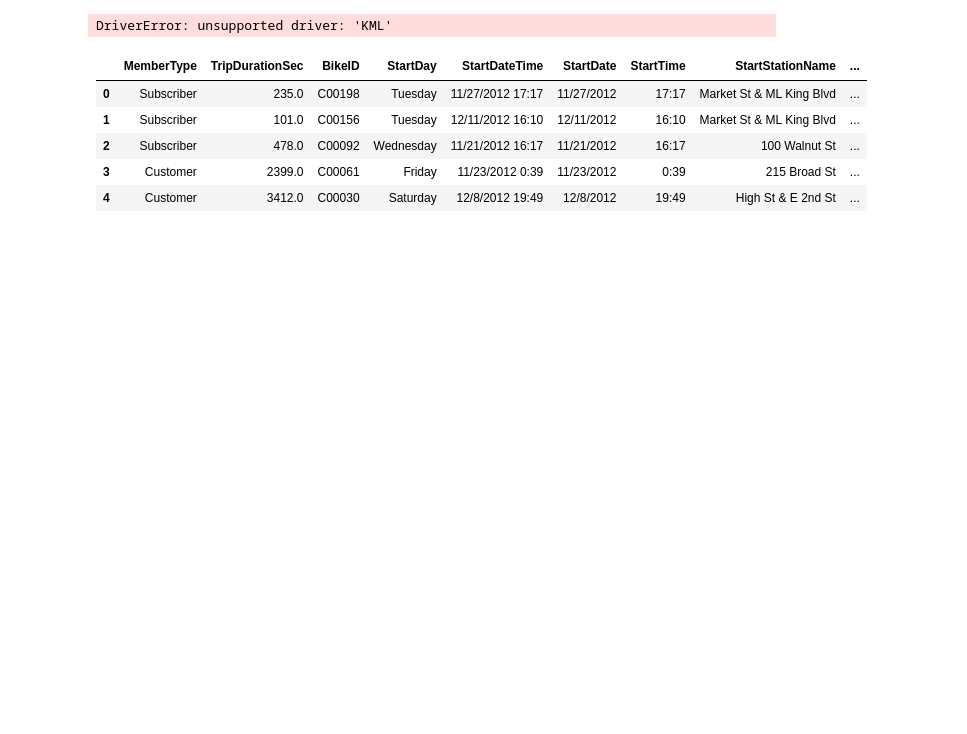
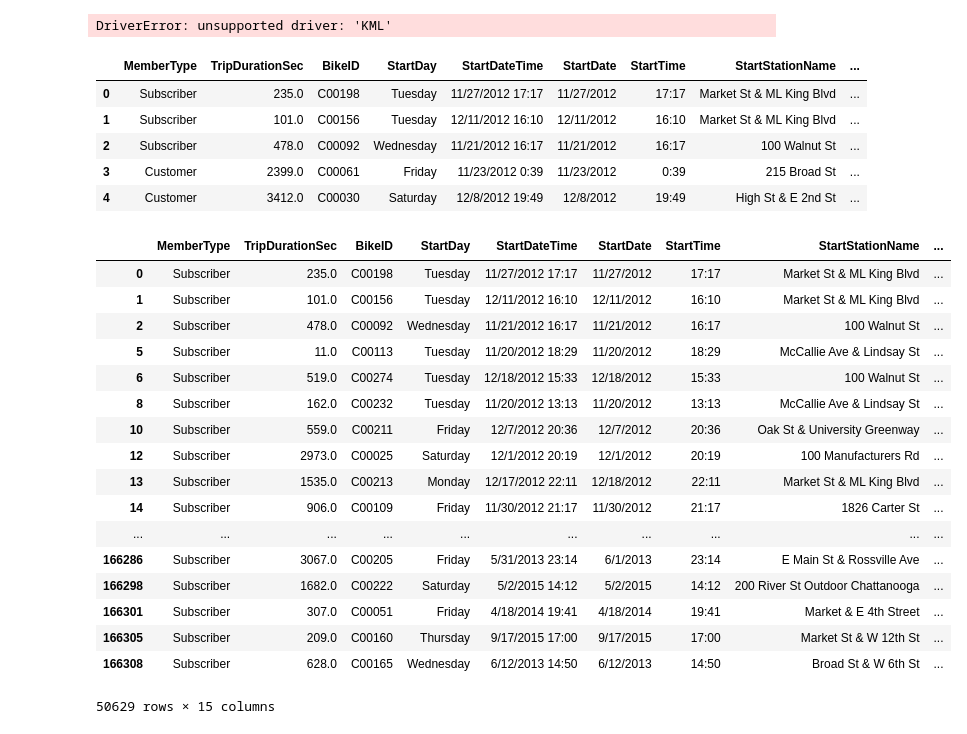
Before and after one commit to kboerger4/ce599-s17, a Jupyter notebook: FINAL REPORT 2/Final Report-checkpoint-checkpoint.ipynb, the cells around one changed output. Saved outputs shown, nothing was run; the diff lists cells and outputs as text; code cells hidden in the pictures; blank space fills up the shorter version.

```diff
--- a/FINAL REPORT 2/Final Report-checkpoint-checkpoint.ipynb
+++ b/FINAL REPORT 2/Final Report-checkpoint-checkpoint.ipynb
@@ -25,3 +25,26 @@ data.head()
 | 2 | Subscriber | 478.0 | C00092 | Wednesday | 11/21/2012 16:17 | 11/21/2012 | 16:17 | 100 Walnut St | ... |
 | 3 | Customer | 2399.0 | C00061 | Friday | 11/23/2012 0:39 | 11/23/2012 | 0:39 | 215 Broad St | ... |
 | 4 | Customer | 3412.0 | C00030 | Saturday | 12/8/2012 19:49 | 12/8/2012 | 19:49 | High St & E 2nd St | ... |
+# %%
+member_type = data[(data['MemberType']=="Subscriber")]
+# %%
+member_type
+# %% [output]
+|  | MemberType | TripDurationSec | BikeID | StartDay | StartDateTime | StartDate | StartTime | StartStationName | ... |
+| 0 | Subscriber | 235.0 | C00198 | Tuesday | 11/27/2012 17:17 | 11/27/2012 | 17:17 | Market St & ML King Blvd | ... |
+| 1 | Subscriber | 101.0 | C00156 | Tuesday | 12/11/2012 16:10 | 12/11/2012 | 16:10 | Market St & ML King Blvd | ... |
+| 2 | Subscriber | 478.0 | C00092 | Wednesday | 11/21/2012 16:17 | 11/21/2012 | 16:17 | 100 Walnut St | ... |
+| 5 | Subscriber | 11.0 | C00113 | Tuesday | 11/20/2012 18:29 | 11/20/2012 | 18:29 | McCallie Ave & Lindsay St | ... |
+| 6 | Subscriber | 519.0 | C00274 | Tuesday | 12/18/2012 15:33 | 12/18/2012 | 15:33 | 100 Walnut St | ... |
+| 8 | Subscriber | 162.0 | C00232 | Tuesday | 11/20/2012 13:13 | 11/20/2012 | 13:13 | McCallie Ave & Lindsay St | ... |
+| 10 | Subscriber | 559.0 | C00211 | Friday | 12/7/2012 20:36 | 12/7/2012 | 20:36 | Oak St & University Greenway | ... |
+| 12 | Subscriber | 2973.0 | C00025 | Saturday | 12/1/2012 20:19 | 12/1/2012 | 20:19 | 100 Manufacturers Rd | ... |
+| 13 | Subscriber | 1535.0 | C00213 | Monday | 12/17/2012 22:11 | 12/18/2012 | 22:11 | Market St & ML King Blvd | ... |
+| 14 | Subscriber | 906.0 | C00109 | Friday | 11/30/2012 21:17 | 11/30/2012 | 21:17 | 1826 Carter St | ... |
+| ... | ... | ... | ... | ... | ... | ... | ... | ... | ... |
+| 166286 | Subscriber | 3067.0 | C00205 | Friday | 5/31/2013 23:14 | 6/1/2013 | 23:14 | E Main St & Rossville Ave | ... |
+| 166298 | Subscriber | 1682.0 | C00222 | Saturday | 5/2/2015 14:12 | 5/2/2015 | 14:12 | 200 River St Outdoor Chattanooga | ... |
+| 166301 | Subscriber | 307.0 | C00051 | Friday | 4/18/2014 19:41 | 4/18/2014 | 19:41 | Market & E 4th Street | ... |
+| 166305 | Subscriber | 209.0 | C00160 | Thursday | 9/17/2015 17:00 | 9/17/2015 | 17:00 | Market St & W 12th St | ... |
+| 166308 | Subscriber | 628.0 | C00165 | Wednesday | 6/12/2013 14:50 | 6/12/2013 | 14:50 | Broad St & W 6th St | ... |
+50629 rows × 15 columns
```
Also changed, not shown: parts of 15 cells of this notebook.
